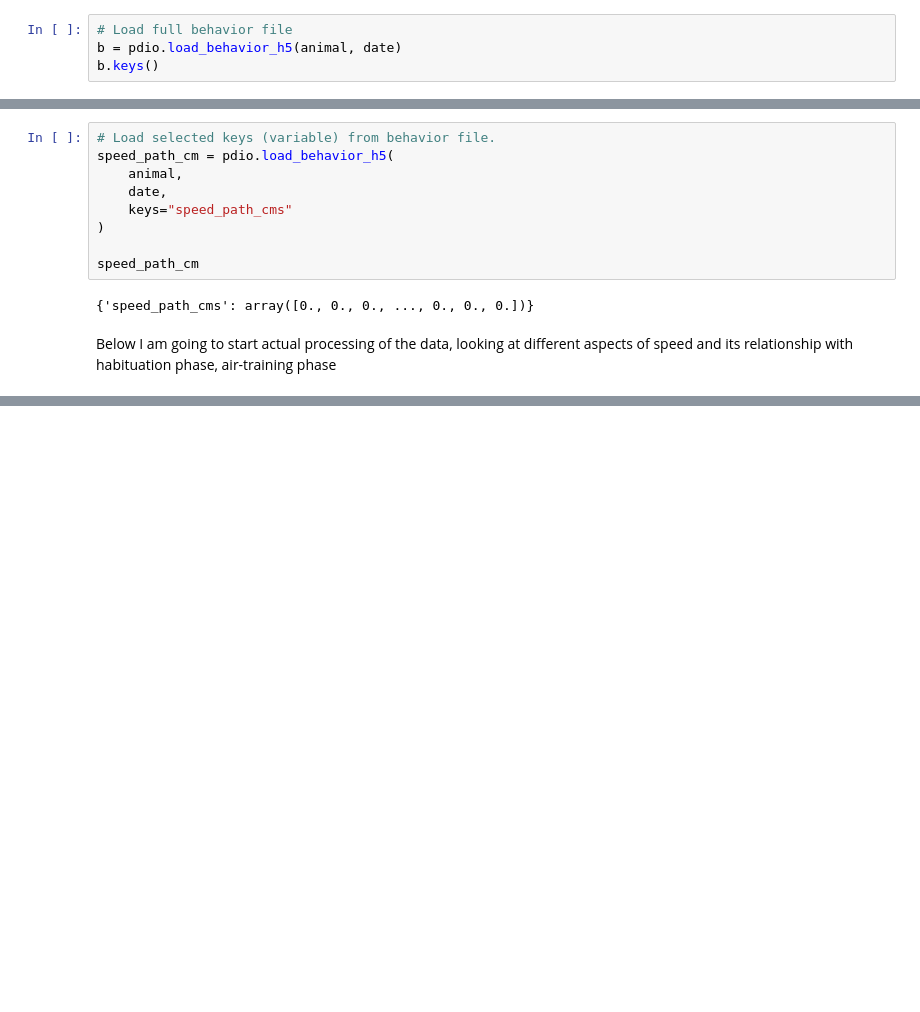
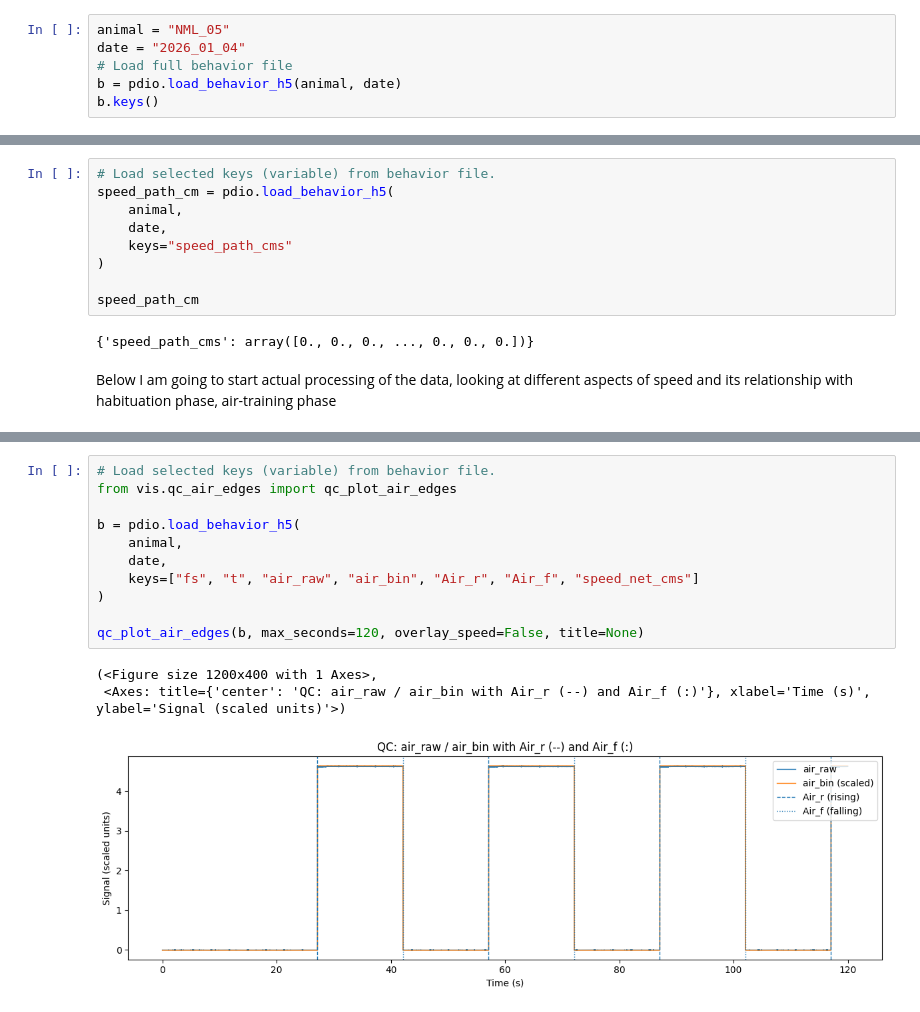
Before and after one commit to neuromomentumlab/Classical_Conditioning_Air_Wheel, a Jupyter notebook: Python/notebooks/behavioral_characterization.ipynb, the cells around one changed output, grey strips where cells are left out. Drawn from its saved outputs; the diff is of its cells as text; blank space fills up the shorter version.

```diff
--- a/Python/notebooks/behavioral_characterization.ipynb
+++ b/Python/notebooks/behavioral_characterization.ipynb
@@ -290,6 +291,8 @@ print(keys)
 # %% [output]
 ['Air_f', 'Air_r', 'air_bin', 'air_raw', 'bias', 'countsPerRev', 'dist_net_cm', 'dist_path_cm', 'encoderCount', 'fs', 'number_of_samples', 'si', 'speed_net_cms', 'speed_path_cms', 'speed_window_ms', ' ...
 # %%
+animal = "NML_05"
+date = "2026_01_04"
 # Load full behavior file
 b = pdio.load_behavior_h5(animal, date)
 b.keys()
@@ -493,0 +504,15 @@ ModuleNotFoundError: No module named 'vis'
+# %%
+# Load selected keys (variable) from behavior file.
+from vis.qc_air_edges import qc_plot_air_edges
+
+b = pdio.load_behavior_h5(
+    animal,
+    date,
+    keys=["fs", "t", "air_raw", "air_bin", "Air_r", "Air_f", "speed_net_cms"]
+)
+
+qc_plot_air_edges(b, max_seconds=120, overlay_speed=False, title=None)
+# %% [output]
+(<Figure size 1200x400 with 1 Axes>,
+ <Axes: title={'center': 'QC: air_raw / air_bin with Air_r (--) and Air_f (:)'}, xlabel='Time (s)', ylabel='Signal (scaled units)'>)
+[figure, added]
```
Also changed, not shown: parts of 14 cells of this notebook, 2 other files.
